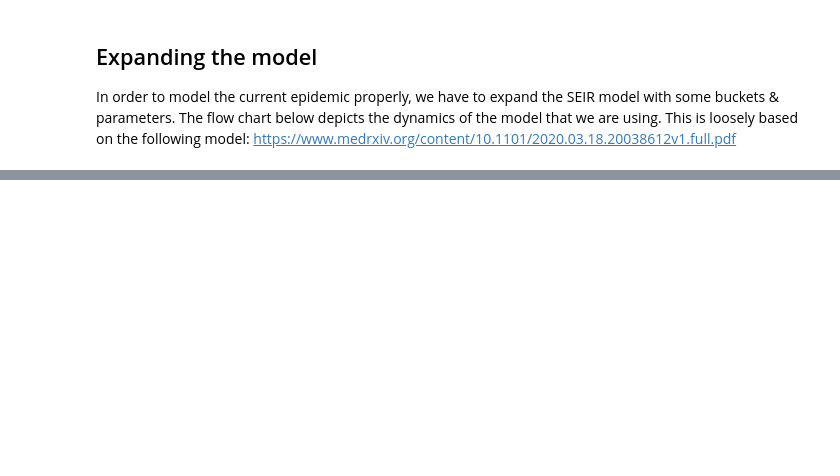
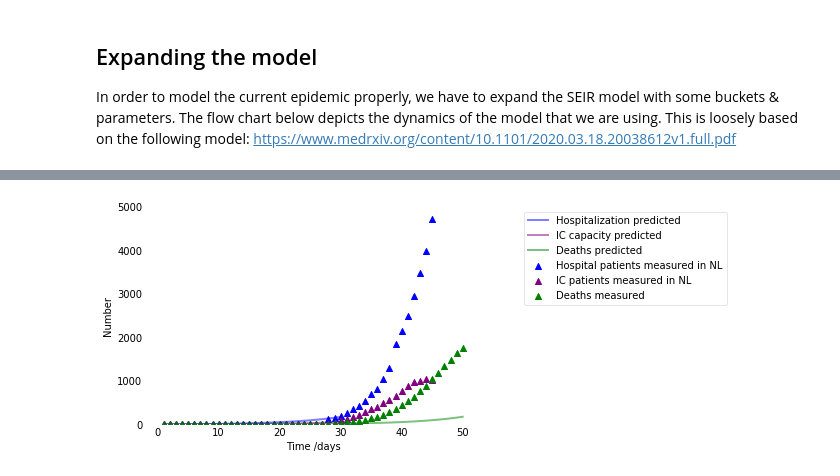
Before and after one commit to Noutfox/Corona, a Jupyter notebook: Dutch Corona model.ipynb, the cells around one changed output, grey strips where cells are left out. Cells and saved outputs as stored; diff of their text form; code cells hidden in the pictures; blank space fills up the shorter version.

```diff
--- a/Dutch Corona model.ipynb
+++ b/Dutch Corona model.ipynb
@@ -292,0 +359,2 @@ plot(S,E,I,R,N,t,1)
+# %%
+S, E, I_A, I_S, H_R, H_IC, R_R, R_D,T,t = y_sim
@@ -292,0 +386,47 @@ plot(S,E,I,R,N,t,1)
+# %%
+#t = np.linspace(1, I_measured_NL.size,I_measured_NL.size)
+t1 = np.linspace(1, 50,50)
+t2 = np.linspace(1, 30,30)
+t3 = np.linspace(1, 45,45)
+fig = plt.figure(facecolor='w')
+ax = fig.add_subplot(111, axisbelow=True)
+#three sets of two plots
+#ax.plot(t, I_measured_NL, 'y', alpha=0.5, lw=2, label='Infected patients measured in NL')
+#ax.plot(t, E[0:27]+I_A[0:27]+I_S[0:27]+H_R[0:27]+H_IC[0:27], 'r', alpha=0.5, lw=2, label='Predicted infected people in NL')
+
+ax.scatter(t3, H_measured_NL, color ='blue', marker = "^",label='Hospital patients measured in NL')
+ax.plot(t2, H_R[0:30]+H_IC[0:30], 'blue', alpha=0.5, lw=2, label='Hospitalization predicted')
+
+ax.scatter(t3, IC_measured_NL, color = 'purple',marker = "^", label='IC patients measured in NL')
+ax.plot(t2, H_IC[0:30], 'purple', alpha=0.5, lw=2, label='IC capacity predicted')
+
+ax.scatter(t1, D_measured_NL, color ='green', marker = "^",label='Deaths measured')
+ax.plot(t1, R_D[0:50], 'green', alpha=0.5, lw=2, label='Deaths predicted')
+
+ax.set_xlabel('Time /days')
+ax.set_ylabel('Number')
+ax.set_ylim(0,5000)
+ax.yaxis.set_tick_params(length=0)
+ax.xaxis.set_tick_params(length=0)
+ax.grid(b=True, which='major', c='w', lw=2, ls='-')
+leg = ax.legend()
+leg.get_frame().set_alpha(0.5)
+for spine in ('top', 'right', 'bottom', 'left'):
+    ax.spines[spine].set_visible(False)
+#a trick to get the legend in the right place
+plt.draw() # Draw the figure so you can find the positon of the legend.
+
+# Get the bounding box of the original legend
+bb = leg.get_bbox_to_anchor().inverse_transformed(ax.transAxes)
+
+# Change to location of the legend.
+xOffset = 0.75
+bb.x0 += xOffset
+bb.x1 += xOffset
+leg.set_bbox_to_anchor(bb, transform = ax.transAxes)
+
+
+# Update the plot
+plt.show()
+# %% [output]
+[figure, added]
```
Also changed, not shown: parts of 58 cells of this notebook.
